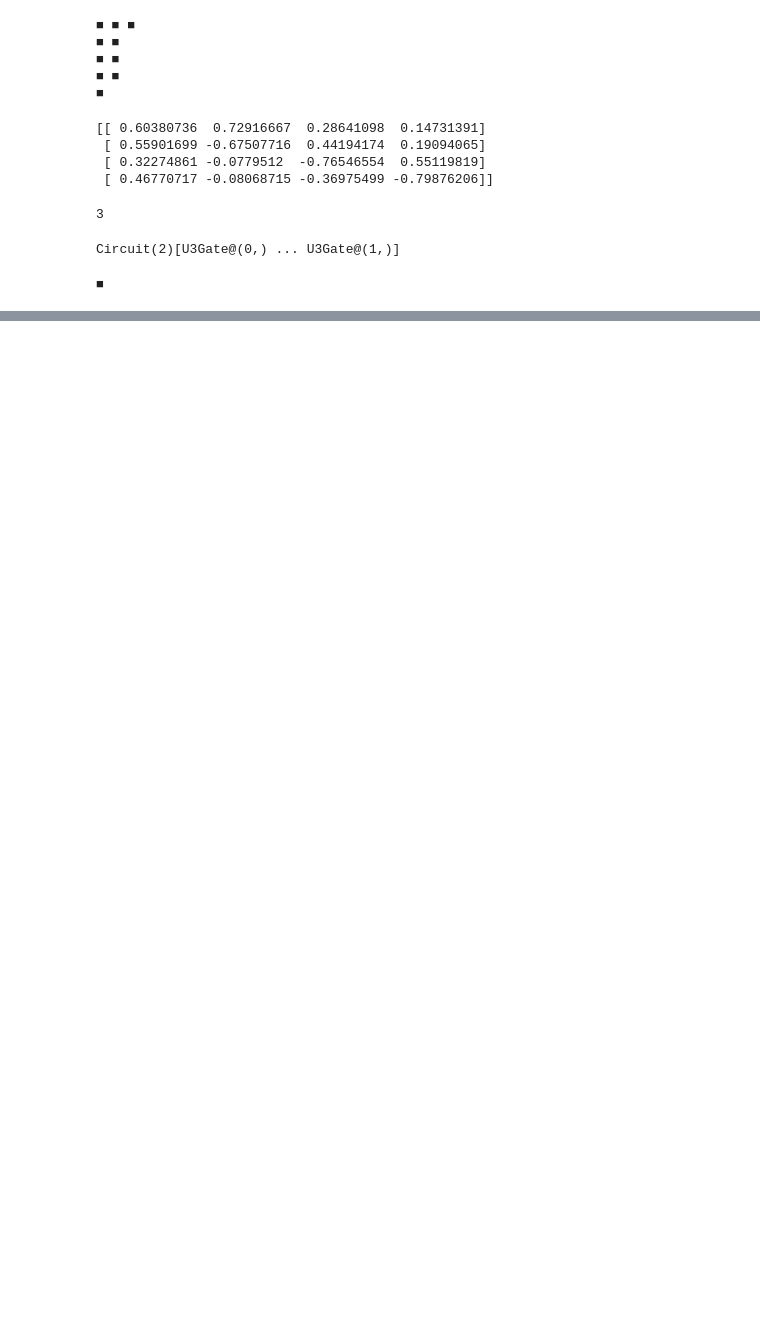
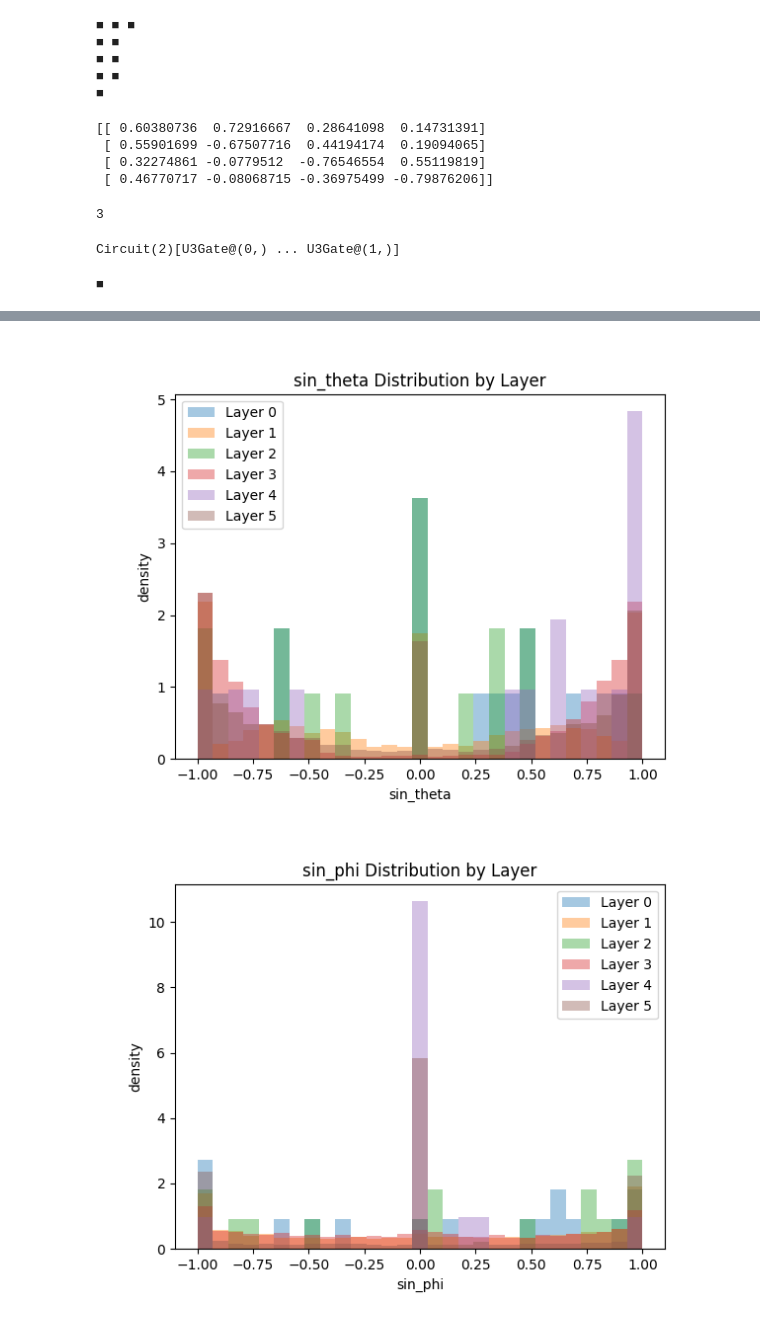
Before and after one commit to natestemen/fourier, a Jupyter notebook: play.ipynb, the cells around one changed output, grey strips where cells are left out. Cells and saved outputs as stored; diff of their text form; code cells hidden in the pictures; blank space fills up the shorter version.

```diff
--- a/play.ipynb
+++ b/play.ipynb
@@ -64,0 +198,6 @@ print(compiled.gate_counts)
+# %%
+for param in ["sin_theta", "sin_phi", "sin_lambda"]:
+    overlay_histograms(param)
+# %% [output]
+[figure, added]
+[figure, added]
```
Also changed, not shown: parts of 38 cells of this notebook, 8 other files.
